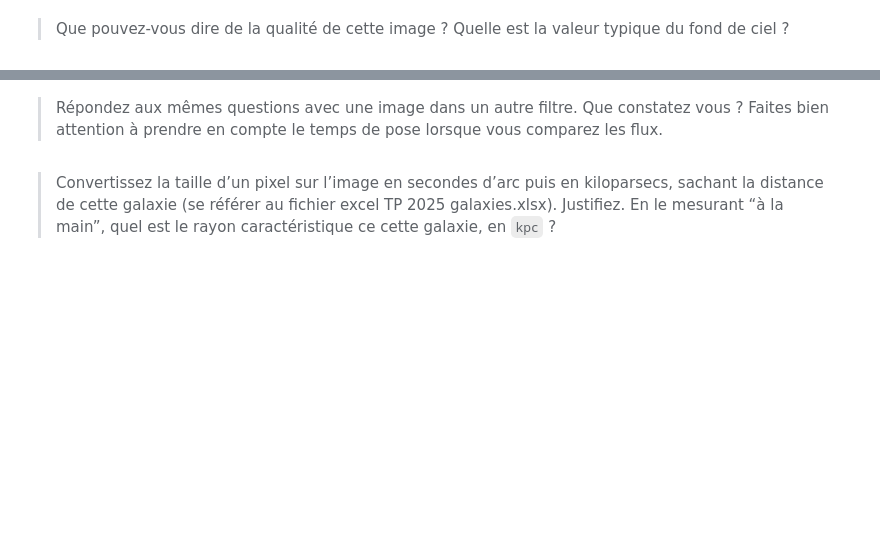
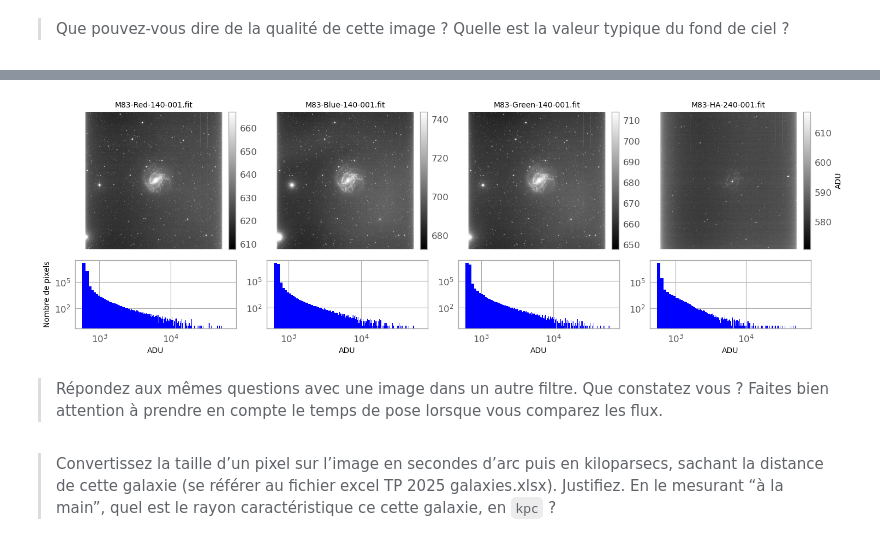
Before and after one commit to kmiloarguello/galaxies, a Jupyter notebook: ARG_TP1.ipynb, the cells around one changed output, grey strips where cells are left out. Cells and saved outputs as stored; diff of their text form; code cells hidden in the pictures; blank space fills up the shorter version.

```diff
--- a/ARG_TP1.ipynb
+++ b/ARG_TP1.ipynb
@@ -117,3 +100,7 @@ plt.show()
+# %%
+utils.plot_initial_filter_sequence()
+# %% [output]
+[figure, added]
 # %%
 fond_ciel = tab[100:200, 100:200]  # Un petit carré dans une région vide
 print(fond_ciel.mean()) # ADU
```
Also changed, not shown: parts of 44 cells of this notebook, 6 other files.
